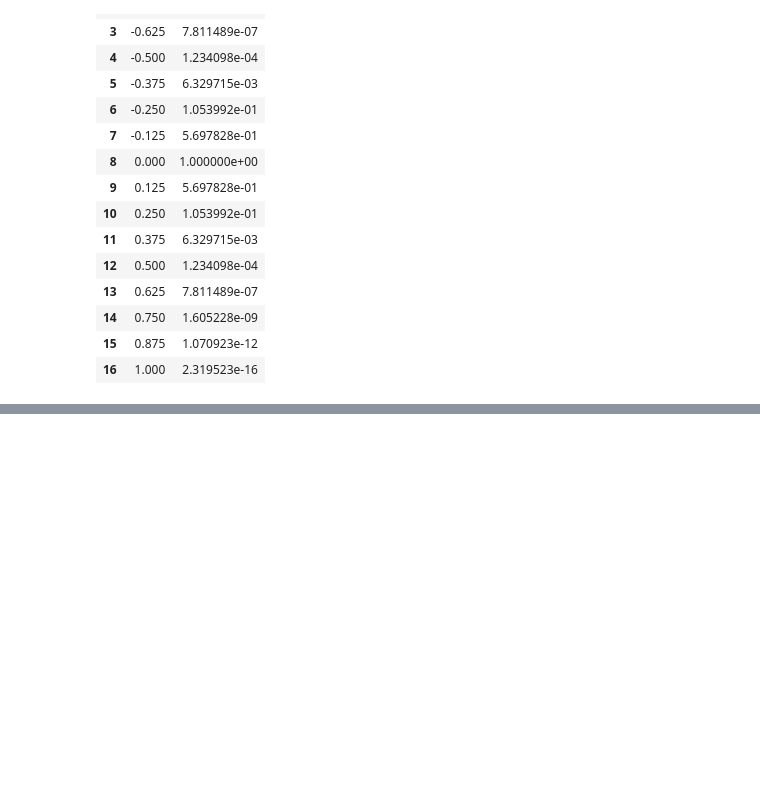
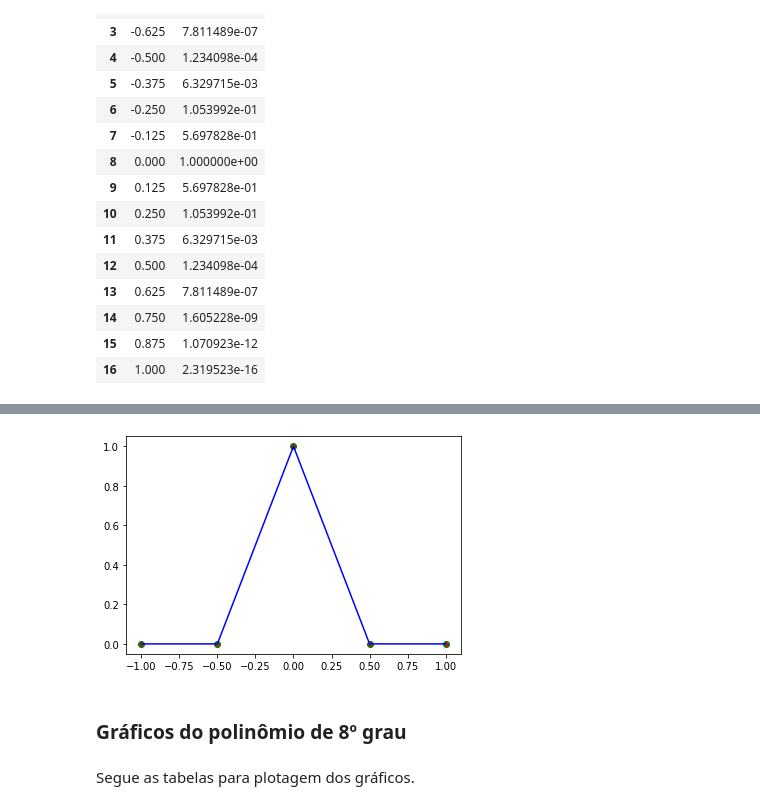
Before and after one commit to remmessias/ms211, a Jupyter notebook: Interpolation.ipynb, the cells around one changed output, grey strips where cells are left out. Drawn from its saved outputs; the diff is of its cells as text; code cells hidden in the pictures; blank space fills up the shorter version.

```diff
--- a/Interpolation.ipynb
+++ b/Interpolation.ipynb
@@ -23,5 +43,32 @@ poly = lagrange(xExample, yExample)
+# %%
+def metodoLagrange(x, y):
+    return lagrange(x, y)
 # %% [markdown]
 ## Item b
+# %%
+def getDiferencasDivididas(x, y):
+    n = np.shape(y)[0]
+    piramide = np.zeros([n, n])
+    piramide[::,0] = y
+    for j in range(1,n):
+        for i in range(n-j):
+            piramide[i][j] = (piramide[i+1][j-1] - piramide[i][j-1]) / (x[i+j] - x[i])
+    return piramide[0]
+
+def metodoNewton(x, y):
+    vetor_coeficiente = getDiferencasDivididas(x, y)
+    polinomio_final = np.polynomial.Polynomial([0.])
+    n = vetor_coeficiente.shape[0]
+    for i in range(n):
+        p = np.polynomial.Polynomial([1.])
+        for j in range(i):
+            p_temp = np.polynomial.Polynomial([-x[j], 1.])
+            p = np.polymul(p, p_temp)
+        p *= vetor_coeficiente[i]
+        polinomio_final = np.polyadd(polinomio_final, p)
+
+    p = np.flip(polinomio_final[0].coef, axis=0)
+    return p
 # %% [markdown]
 ## Item c
 # %% [markdown]
@@ -83,0 +222,15 @@ pd.DataFrame(mapping3, columns=['x','f(x)'])
+# %%
+eixoY1Lagrange = np.polyval(metodoLagrange(x1, y1), x1)
+eixoY1Newton = np.polyval(metodoNewton(x1, y1), x1)
+
+plt.plot(x1, eixoY1Newton, 'o',color= "green")
+plt.plot(x1, eixoY1Lagrange, '+', color= "red")
+plt.plot(x1, y1, color="blue")
+
+plt.show()
+# %% [output]
+[figure, added]
+# %% [markdown]
+### Gráficos do polinômio de 8º grau
+# %% [markdown]
+Segue as tabelas para plotagem dos gráficos.
```
Also changed, not shown: parts of 36 cells of this notebook.
